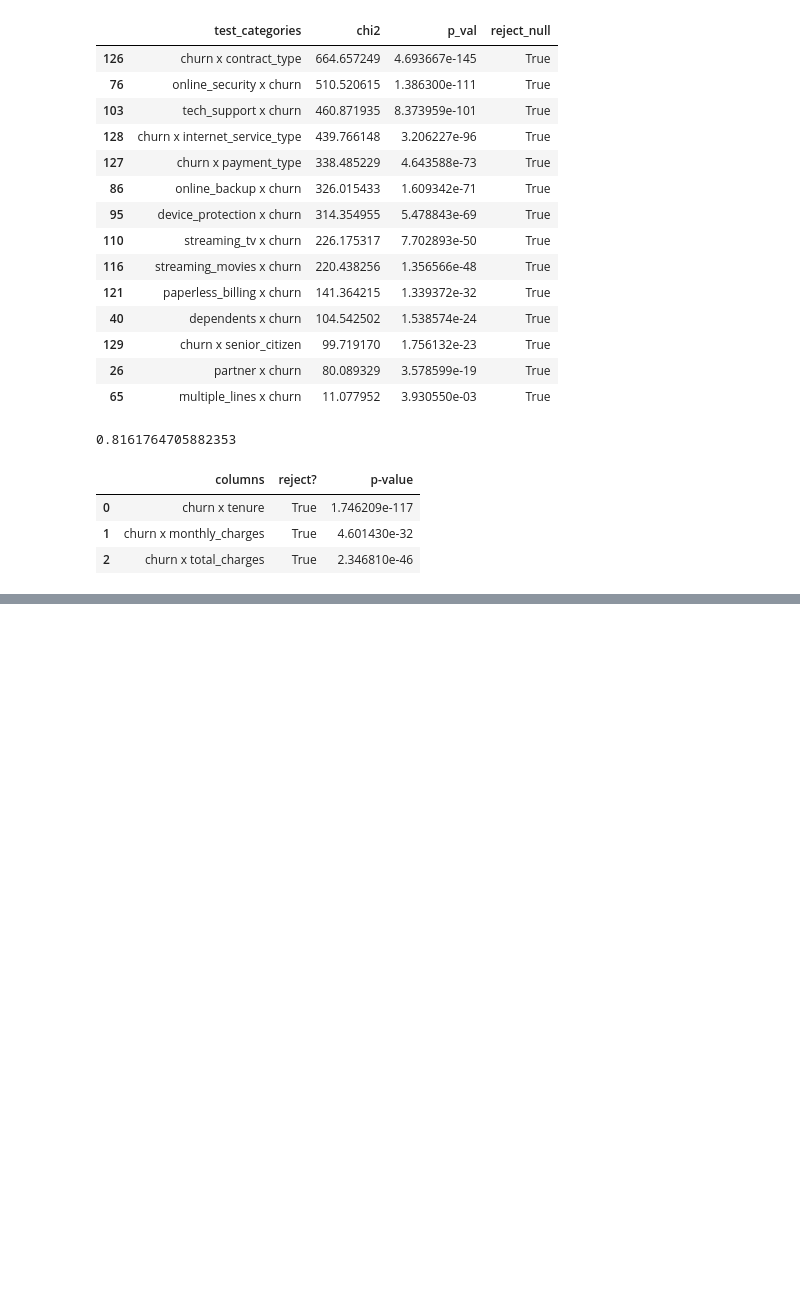
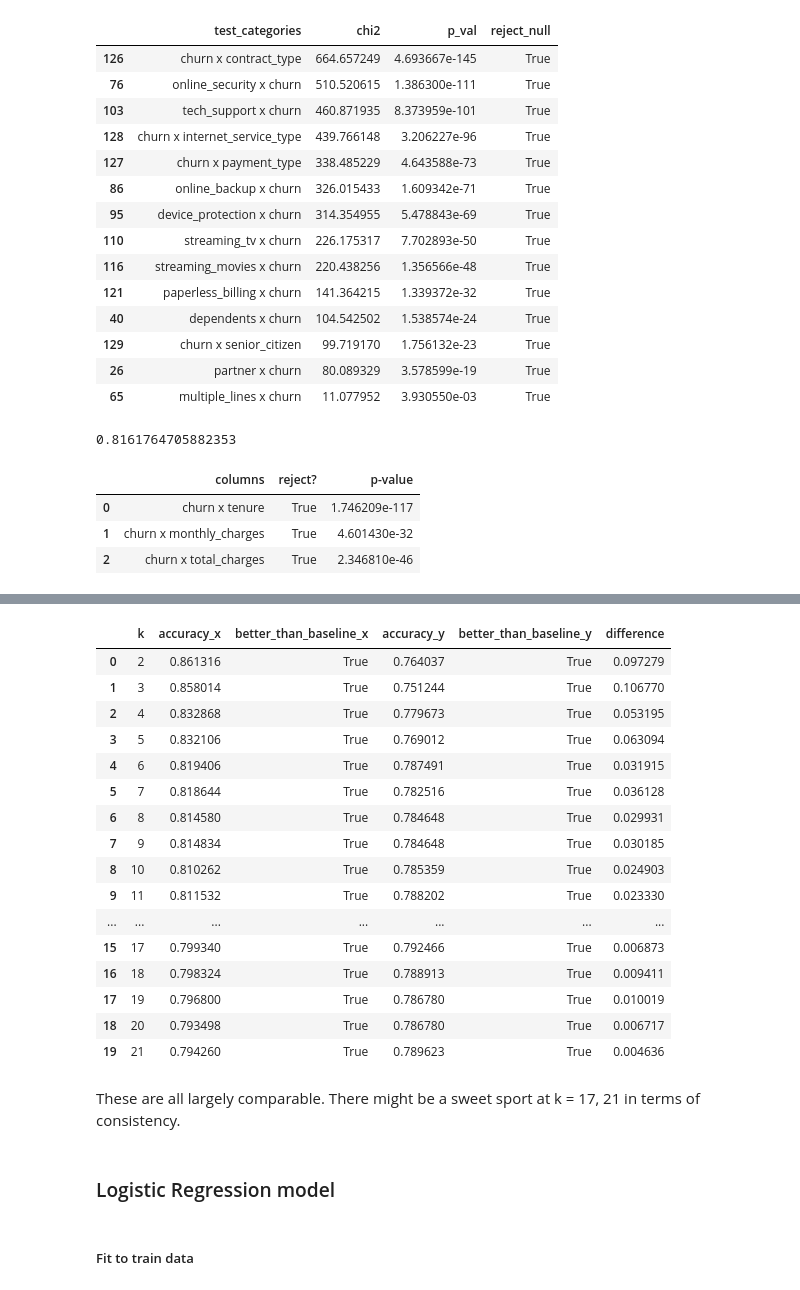
Before and after one commit to stephenfitzsimon/telco_churn_classification, a Jupyter notebook: data_exploration_notes.ipynb, the cells around one changed output, grey strips where cells are left out. Drawn from its saved outputs; the diff is of its cells as text; code cells hidden in the pictures; blank space fills up the shorter version.

```diff
--- a/data_exploration_notes.ipynb
+++ b/data_exploration_notes.ipynb
@@ -462,0 +633,17 @@ Considering the size of the data set and the costs, a depth of 4 is probably ide
+# %%
+#assume the survival is the positive case
+outputs = []
+for k in range(2, 22):
+    knn = KNeighborsClassifier(n_neighbors=k)
+    knn = knn.fit(X_train, y_train)
+    y_pred = knn.predict(X_train)
+    metrics_dict = metrics.classification_report(y_train, y_pred, output_dict=True)
+    output = {
+        'k':k,
+        'accuracy':metrics_dict['accuracy'],
+        'better_than_baseline': metrics_dict['accuracy'] > baseline_accuracy
+    }
+    outputs.append(output)
+# %%
+kneigh_train_models = pd.DataFrame(outputs)
+kneigh_train_models
@@ -462,0 +672,16 @@ Considering the size of the data set and the costs, a depth of 4 is probably ide
+# %%
+outputs = []
+for k in range(2, 22):
+    knn = KNeighborsClassifier(n_neighbors=k)
+    knn = knn.fit(X_train, y_train)
+    y_pred = knn.predict(X_validate)
+    metrics_dict = metrics.classification_report(y_validate, y_pred, output_dict=True)
+    output = {
+        'k':k,
+        'accuracy':metrics_dict['accuracy'],
+        'better_than_baseline': metrics_dict['accuracy'] > baseline_accuracy
+    }
+    outputs.append(output)
+# %%
+kneigh_val_models = pd.DataFrame(outputs)
+kneigh_val_models
@@ -462,0 +706,28 @@ Considering the size of the data set and the costs, a depth of 4 is probably ide
+# %%
+kneigh_compare_models = pd.merge(kneigh_train_models, kneigh_val_models, on='k')
+kneigh_compare_models['difference'] = abs(kneigh_compare_models['accuracy_x'] - kneigh_compare_models['accuracy_y'])
+kneigh_compare_models
+# %% [output]
+|  | k | accuracy_x | better_than_baseline_x | accuracy_y | better_than_baseline_y | difference |
+| 0 | 2 | 0.861316 | True | 0.764037 | True | 0.097279 |
+| 1 | 3 | 0.858014 | True | 0.751244 | True | 0.106770 |
+| 2 | 4 | 0.832868 | True | 0.779673 | True | 0.053195 |
+| 3 | 5 | 0.832106 | True | 0.769012 | True | 0.063094 |
+| 4 | 6 | 0.819406 | True | 0.787491 | True | 0.031915 |
+| 5 | 7 | 0.818644 | True | 0.782516 | True | 0.036128 |
+| 6 | 8 | 0.814580 | True | 0.784648 | True | 0.029931 |
+| 7 | 9 | 0.814834 | True | 0.784648 | True | 0.030185 |
+| 8 | 10 | 0.810262 | True | 0.785359 | True | 0.024903 |
+| 9 | 11 | 0.811532 | True | 0.788202 | True | 0.023330 |
+| ... | ... | ... | ... | ... | ... | ... |
+| 15 | 17 | 0.799340 | True | 0.792466 | True | 0.006873 |
+| 16 | 18 | 0.798324 | True | 0.788913 | True | 0.009411 |
+| 17 | 19 | 0.796800 | True | 0.786780 | True | 0.010019 |
+| 18 | 20 | 0.793498 | True | 0.786780 | True | 0.006717 |
+| 19 | 21 | 0.794260 | True | 0.789623 | True | 0.004636 |
+# %% [markdown]
+These are all largely comparable.  There might be a sweet sport at k = 17, 21 in terms of consistency.
+# %% [markdown]
+### Logistic Regression model
+# %% [markdown]
+##### Fit to train data
```
Also changed, not shown: parts of 80 cells of this notebook, 2 other files.
